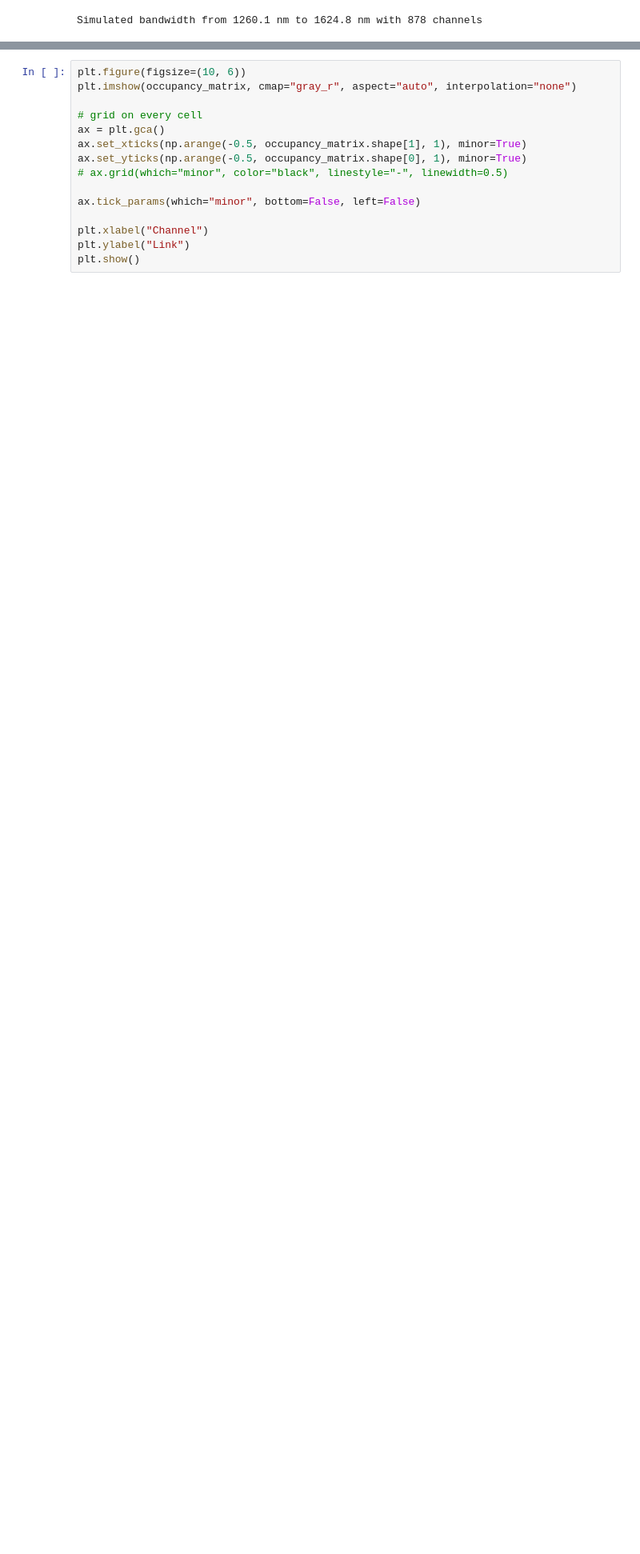
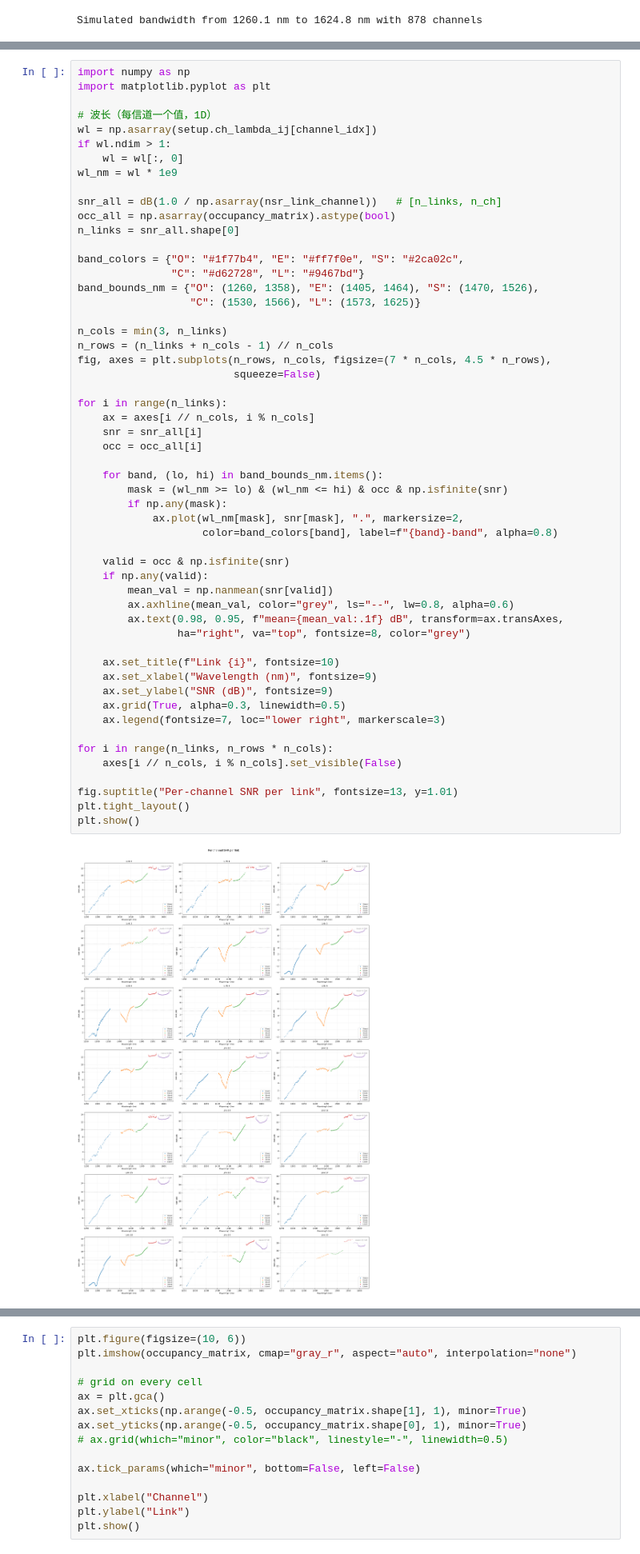
Before and after one commit to bella-off/Network-Simulation, a Jupyter notebook: cfm_network1.ipynb, the cells around one changed output, grey strips where cells are left out. Shown at 80% size. Saved outputs shown, nothing was run; the diff lists cells and outputs as text; blank space fills up the shorter version.

```diff
--- a/cfm_network1.ipynb
+++ b/cfm_network1.ipynb
@@ -836,0 +1020,56 @@ plt.show()
+# %%
+import numpy as np
+import matplotlib.pyplot as plt
+
+# 波长（每信道一个值，1D）
+wl = np.asarray(setup.ch_lambda_ij[channel_idx])
+if wl.ndim > 1:
+    wl = wl[:, 0]
+wl_nm = wl * 1e9
+
+snr_all = dB(1.0 / np.asarray(nsr_link_channel))   # [n_links, n_ch]
+occ_all = np.asarray(occupancy_matrix).astype(bool)
+n_links = snr_all.shape[0]
+
+band_colors = {"O": "#1f77b4", "E": "#ff7f0e", "S": "#2ca02c",
+               "C": "#d62728", "L": "#9467bd"}
+band_bounds_nm = {"O": (1260, 1358), "E": (1405, 1464), "S": (1470, 1526),
+                  "C": (1530, 1566), "L": (1573, 1625)}
+
+n_cols = min(3, n_links)
+n_rows = (n_links + n_cols - 1) // n_cols
+fig, axes = plt.subplots(n_rows, n_cols, figsize=(7 * n_cols, 4.5 * n_rows),
+                         squeeze=False)
+
+for i in range(n_links):
+    ax = axes[i // n_cols, i % n_cols]
+    snr = snr_all[i]
+    occ = occ_all[i]
+
+    for band, (lo, hi) in band_bounds_nm.items():
+        mask = (wl_nm >= lo) & (wl_nm <= hi) & occ & np.isfinite(snr)
+        if np.any(mask):
+            ax.plot(wl_nm[mask], snr[mask], ".", markersize=2,
+                    color=band_colors[band], label=f"{band}-band", alpha=0.8)
+
+    valid = occ & np.isfinite(snr)
+    if np.any(valid):
+        mean_val = np.nanmean(snr[valid])
+        ax.axhline(mean_val, color="grey", ls="--", lw=0.8, alpha=0.6)
+        ax.text(0.98, 0.95, f"mean={mean_val:.1f} dB", transform=ax.transAxes,
+                ha="right", va="top", fontsize=8, color="grey")
+
+    ax.set_title(f"Link {i}", fontsize=10)
+    ax.set_xlabel("Wavelength (nm)", fontsize=9)
+    ax.set_ylabel("SNR (dB)", fontsize=9)
+    ax.grid(True, alpha=0.3, linewidth=0.5)
+    ax.legend(fontsize=7, loc="lower right", markerscale=3)
+
+for i in range(n_links, n_rows * n_cols):
+    axes[i // n_cols, i % n_cols].set_visible(False)
+
+fig.suptitle("Per-channel SNR per link", fontsize=13, y=1.01)
+plt.tight_layout()
+plt.show()
+# %% [output]
+[figure, added]
```
Also changed, not shown: parts of 18 cells of this notebook, 50 other files.
